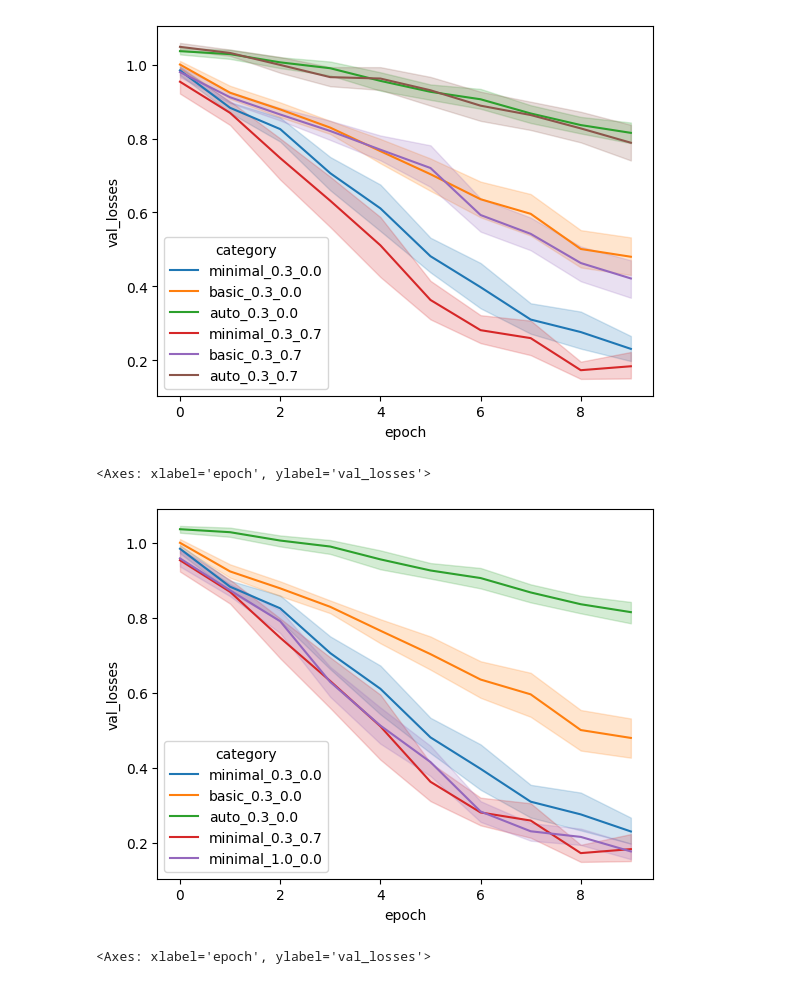
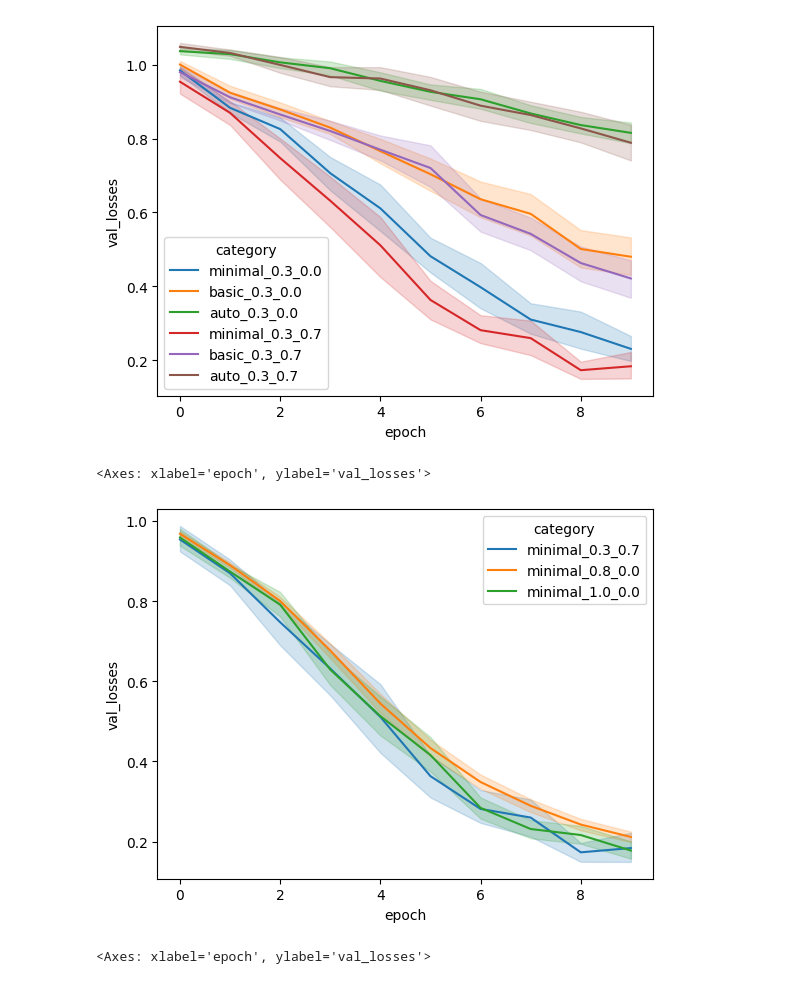
Before and after one commit to dan-kwon/MAS-thesis, a Jupyter notebook: convolutional_neural_network.ipynb, the cells around one changed output. Drawn from its saved outputs; the diff is of its cells as text; code cells hidden in the pictures.

```diff
--- a/convolutional_neural_network.ipynb
+++ b/convolutional_neural_network.ipynb
@@ -214,23 +214,21 @@ sns.lineplot(
 # %%
 import seaborn as sns
 transform_category = 'minimal'
 sns.lineplot(
     data=df_results[
         df_results['category'].isin(
             [
-                f'{transform_category}_1.0_0.0',
-                f'{transform_category}_0.3_0.7',
-                f'{transform_category}_0.3_0.0',
-                'auto_0.3_0.0',
-                'basic_0.3_0.0',
+                'minimal_1.0_0.0',
+                'minimal_0.8_0.0',
+                'minimal_0.3_0.7',
             ])],
     x='epoch',
     y='val_losses',
     hue='category'
 )
 # %% [output]
 <Axes: xlabel='epoch', ylabel='val_losses'>
-[figure, old version]
+[figure, new version]
 # %%
 sns.lineplot(
     data=df_results[
```
